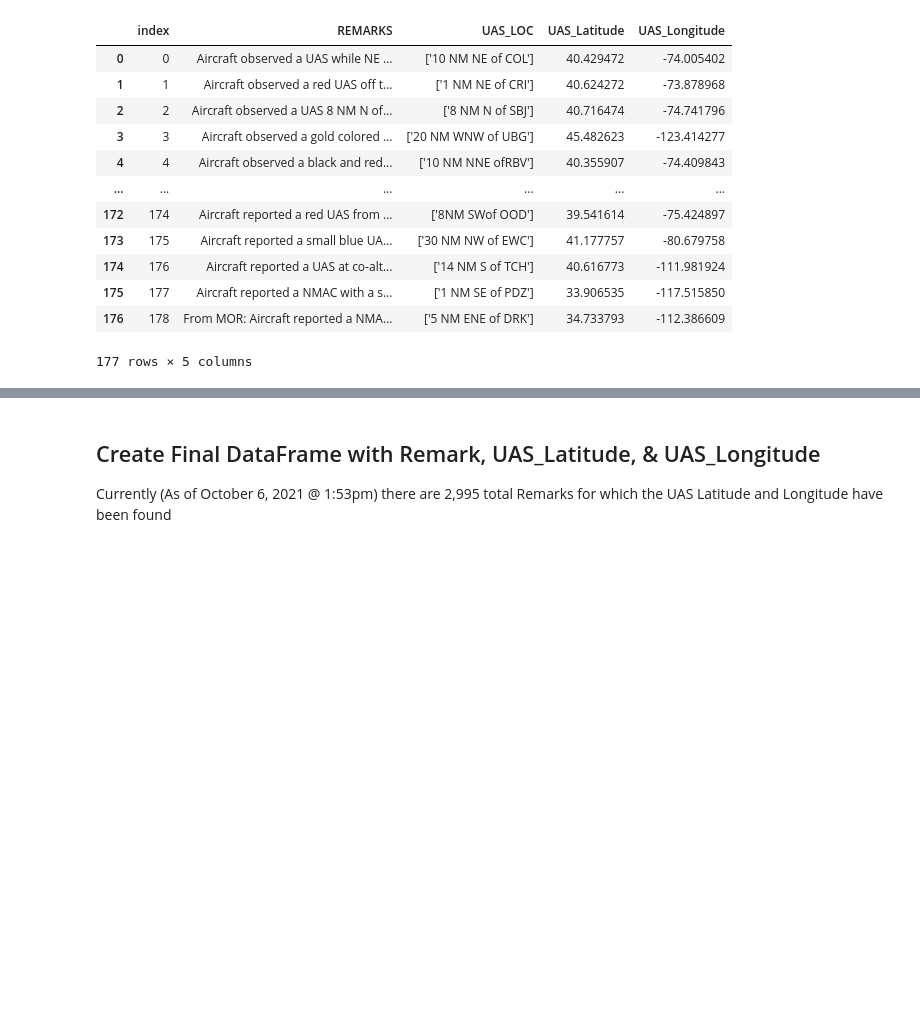
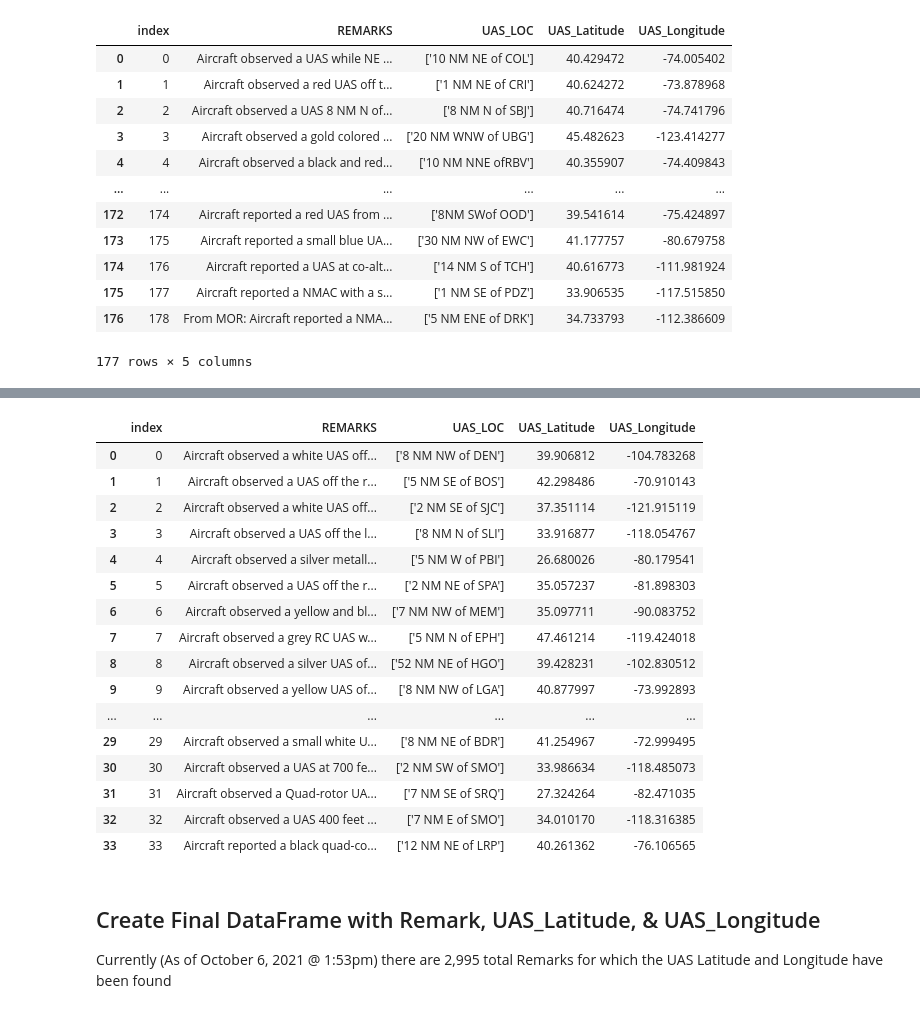
Before and after one commit to LexMG/DAEN690-FAA-UAS, a Jupyter notebook: Completed_UAS_Locations.ipynb, the cells around one changed output, grey strips where cells are left out. Saved outputs shown, nothing was run; the diff lists cells and outputs as text; code cells hidden in the pictures; blank space fills up the shorter version.

```diff
--- a/Completed_UAS_Locations.ipynb
+++ b/Completed_UAS_Locations.ipynb
@@ -118,3 +212,23 @@ std_uas_navaid1
+# %%
+nav2
+# %% [output]
+|  | index | REMARKS | UAS_LOC | UAS_Latitude | UAS_Longitude |
+| 0 | 0 | Aircraft observed a white UAS off... | ['8 NM NW of DEN'] | 39.906812 | -104.783268 |
+| 1 | 1 | Aircraft observed a UAS off the r... | ['5 NM SE of BOS'] | 42.298486 | -70.910143 |
+| 2 | 2 | Aircraft observed a white UAS off... | ['2 NM SE of SJC'] | 37.351114 | -121.915119 |
+| 3 | 3 | Aircraft observed a UAS off the l... | ['8 NM N of SLI'] | 33.916877 | -118.054767 |
+| 4 | 4 | Aircraft observed a silver metall... | ['5 NM W of PBI'] | 26.680026 | -80.179541 |
+| 5 | 5 | Aircraft observed a UAS off the r... | ['2 NM NE of SPA'] | 35.057237 | -81.898303 |
+| 6 | 6 | Aircraft observed a yellow and bl... | ['7 NM NW of MEM'] | 35.097711 | -90.083752 |
+| 7 | 7 | Aircraft observed a grey RC UAS w... | ['5 NM N of EPH'] | 47.461214 | -119.424018 |
+| 8 | 8 | Aircraft observed a silver UAS of... | ['52 NM NE of HGO'] | 39.428231 | -102.830512 |
+| 9 | 9 | Aircraft observed a yellow UAS of... | ['8 NM NW of LGA'] | 40.877997 | -73.992893 |
+| ... | ... | ... | ... | ... | ... |
+| 29 | 29 | Aircraft observed a small white U... | ['8 NM NE of BDR'] | 41.254967 | -72.999495 |
+| 30 | 30 | Aircraft observed a UAS at 700 fe... | ['2 NM SW of SMO'] | 33.986634 | -118.485073 |
+| 31 | 31 | Aircraft observed a Quad-rotor UA... | ['7 NM SE of SRQ'] | 27.324264 | -82.471035 |
+| 32 | 32 | Aircraft observed a UAS 400 feet ... | ['7 NM E of SMO'] | 34.010170 | -118.316385 |
+| 33 | 33 | Aircraft reported a black quad-co... | ['12 NM NE of LRP'] | 40.261362 | -76.106565 |
 # %% [markdown]
 ## Create Final DataFrame with Remark, UAS_Latitude, & UAS_Longitude
 
```
Also changed, not shown: parts of 15 cells of this notebook.
